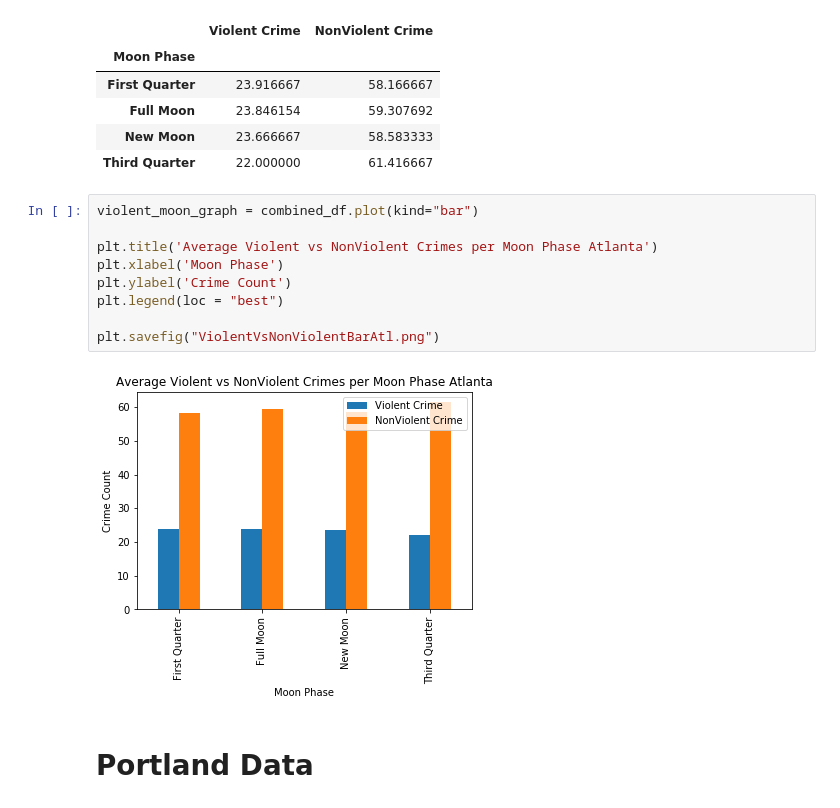
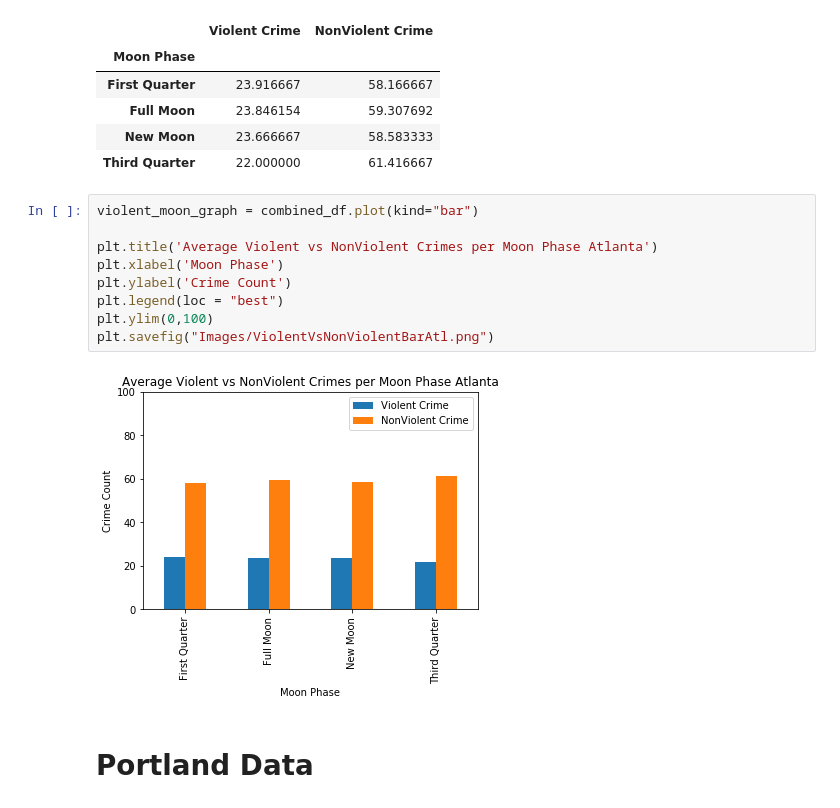
Before and after one commit to NHigs58/Project-1-, a Jupyter notebook: Graphs.ipynb, the cells around one changed output. Cells and saved outputs as stored; diff of their text form.

```diff
--- a/Graphs.ipynb
+++ b/Graphs.ipynb
@@ -96,14 +97,14 @@ combined_df
 # %%
 violent_moon_graph = combined_df.plot(kind="bar")
 
 plt.title('Average Violent vs NonViolent Crimes per Moon Phase Atlanta')
 plt.xlabel('Moon Phase')
 plt.ylabel('Crime Count')
 plt.legend(loc = "best")
-
-plt.savefig("ViolentVsNonViolentBarAtl.png")
+plt.ylim(0,100)
+plt.savefig("Images/ViolentVsNonViolentBarAtl.png")
 # %% [output]
-[figure, old version]
+[figure, new version]
 # %% [markdown]
 # Portland Data
 # %%
```
Also changed, not shown: parts of 8 cells of this notebook, 22 other files.
